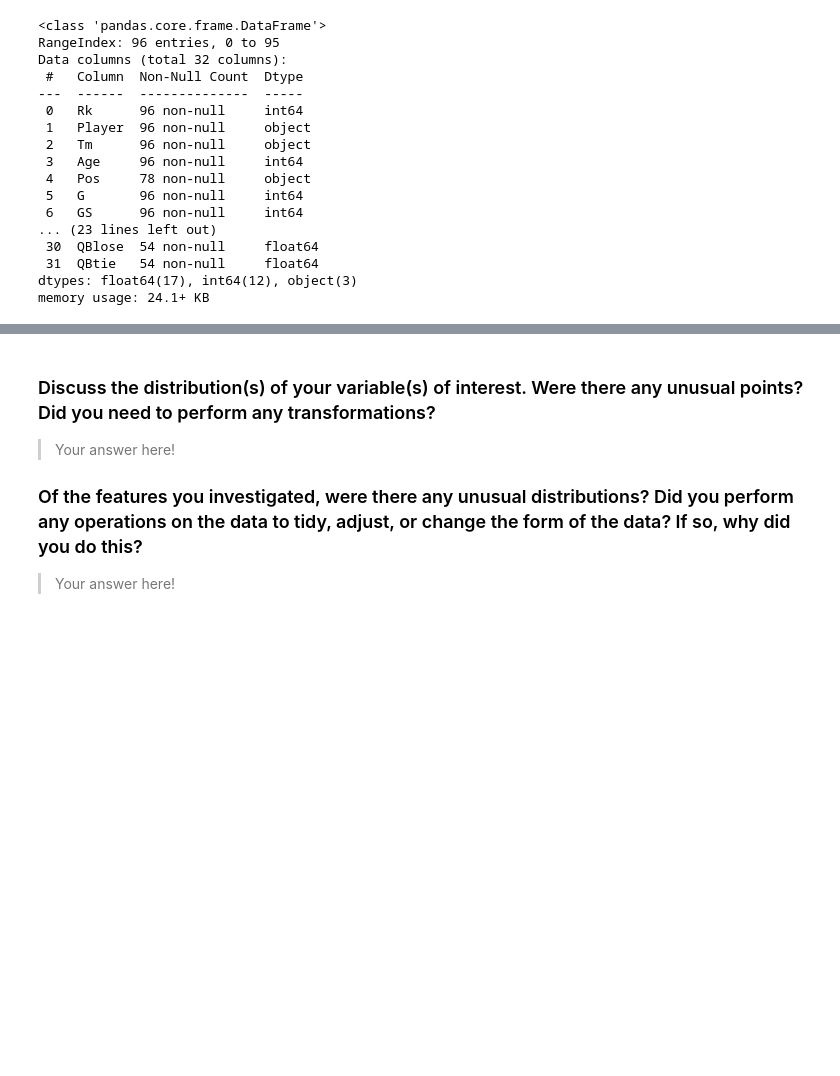
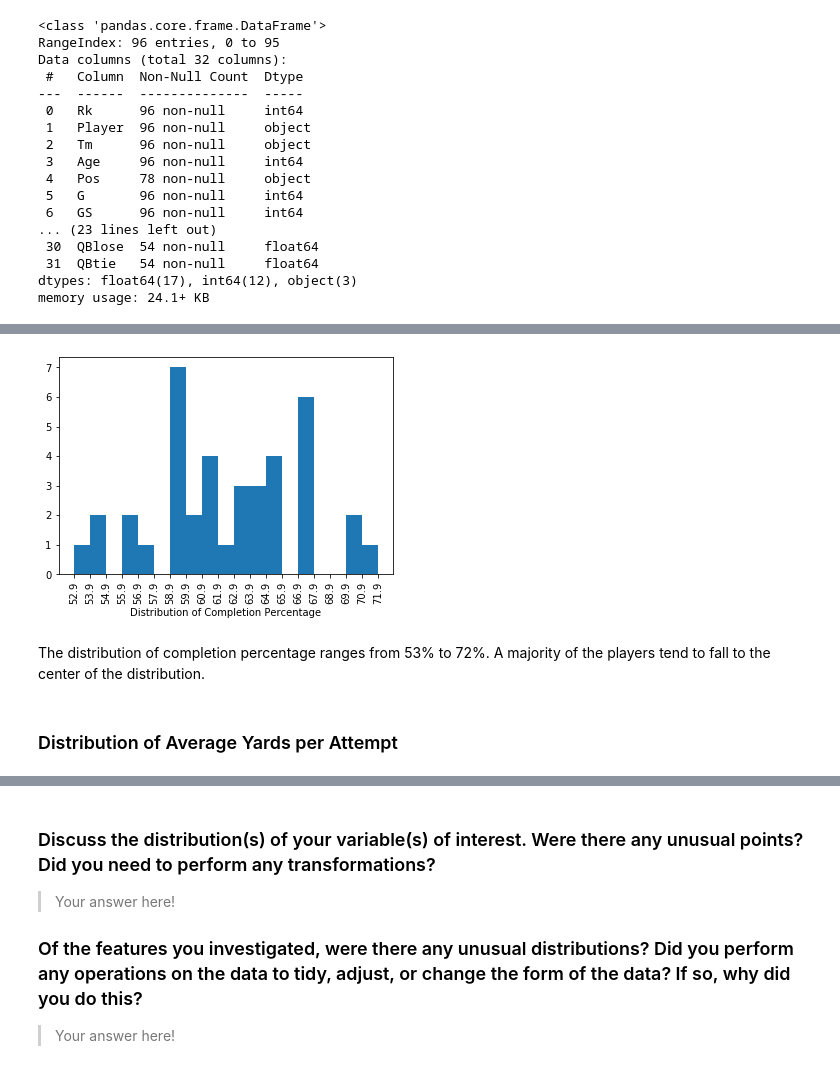
Before and after one commit to ChristopherSJames/Quarterback-Point-Analysis-2016, a Jupyter notebook: qb_point_analysis.ipynb, the cells around one changed output, grey strips where cells are left out. Drawn from its saved outputs; the diff is of its cells as text; code cells hidden in the pictures; blank space fills up the shorter version.

```diff
--- a/qb_point_analysis.ipynb
+++ b/qb_point_analysis.ipynb
@@ -48,3 +60,9 @@ Data columns (total 32 columns):
  31  QBtie   54 non-null     float64
 dtypes: float64(17), int64(12), object(3)
 memory usage: 24.1+ KB
+# %%
+# Create column that contains the percentage of all games that ended in a win.
+df['QBwin%'] = df['QBwin'] / (df['QBwin'] + df['QBlose'] + df['QBtie'])
+# %%
+# filter out all players who are not quarterbacks who had less than 100 pass attempts in a season.
+df = df.query('Pos == "QB" & Att > 100')
@@ -72,0 +114,3 @@ you plan on investigating next.
+# %%
+cmp = df['Cmp%'].describe().round(0)
+cmp
@@ -72,0 +127,15 @@ you plan on investigating next.
+# %%
+#Distribution of completion percentage
+bins = np.arange(cmp['min'], cmp['max'] + 1, 1)
+ticks = bins
+labels = ["{}".format(val) for val in ticks]
+
+plt.hist(data = df, x = 'Cmp%', bins = bins)
+plt.xlabel('Distribution of Completion Percentage')
+plt.xticks(ticks, labels, rotation = 90);
+# %% [output]
+[figure, added]
+# %% [markdown]
+The distribution of completion percentage ranges from 53% to 72%. A majority of the players tend to fall to the center of the distribution.
+# %% [markdown]
+### Distribution of Average Yards per Attempt
```
Also changed, not shown: parts of 17 cells of this notebook.
